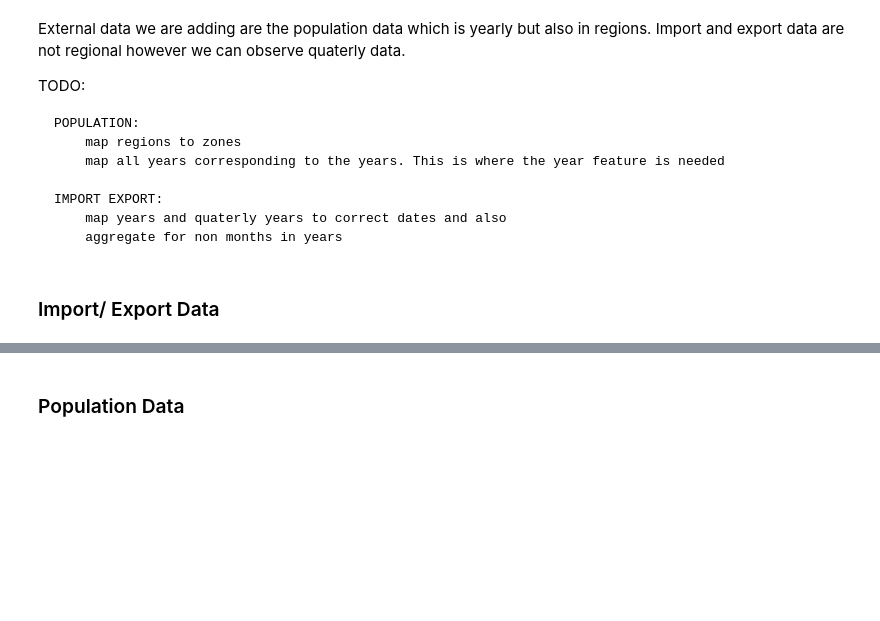
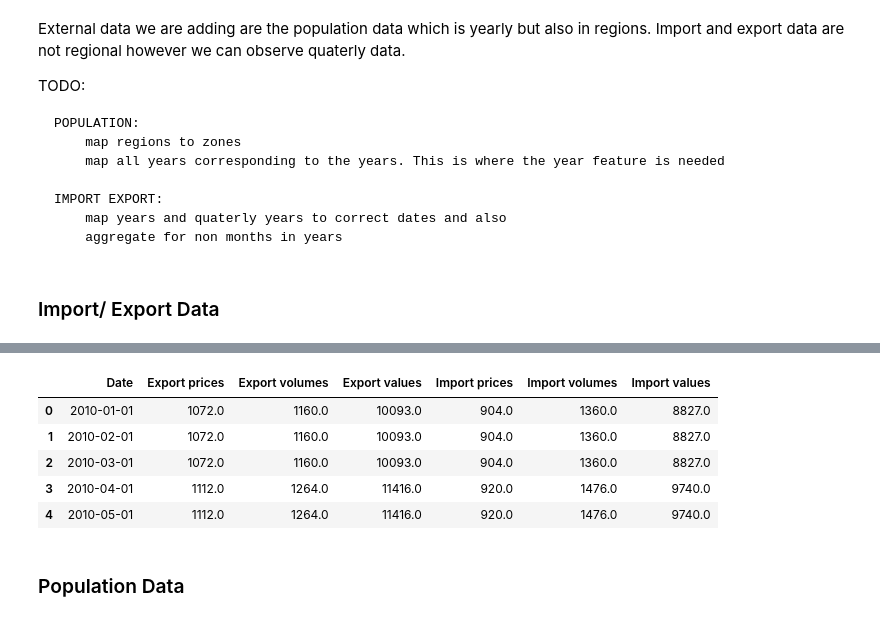
Before and after one commit to TheVeryCoolJackson/COMPSCI760-Electricity-Timeseries, a Jupyter notebook: AnalysisAndPreprocessing/Weather-Electricity-Preprocessing.ipynb, the cells around one changed output, grey strips where cells are left out. Saved outputs shown, nothing was run; the diff lists cells and outputs as text; code cells hidden in the pictures; blank space fills up the shorter version.

```diff
--- a/AnalysisAndPreprocessing/Weather-Electricity-Preprocessing.ipynb
+++ b/AnalysisAndPreprocessing/Weather-Electricity-Preprocessing.ipynb
@@ -222,3 +221,12 @@ imex
+# %%
+imex.head()
+# %% [output]
+|  | Date | Export prices | Export volumes | Export values | Import prices | Import volumes | Import values |
+| 0 | 2010-01-01 | 1072.0 | 1160.0 | 10093.0 | 904.0 | 1360.0 | 8827.0 |
+| 1 | 2010-02-01 | 1072.0 | 1160.0 | 10093.0 | 904.0 | 1360.0 | 8827.0 |
+| 2 | 2010-03-01 | 1072.0 | 1160.0 | 10093.0 | 904.0 | 1360.0 | 8827.0 |
+| 3 | 2010-04-01 | 1112.0 | 1264.0 | 11416.0 | 920.0 | 1476.0 | 9740.0 |
+| 4 | 2010-05-01 | 1112.0 | 1264.0 | 11416.0 | 920.0 | 1476.0 | 9740.0 |
 # %% [markdown]
 ### Population Data
 # %%
```
Also changed, not shown: parts of 5 cells of this notebook, 7 other files.
